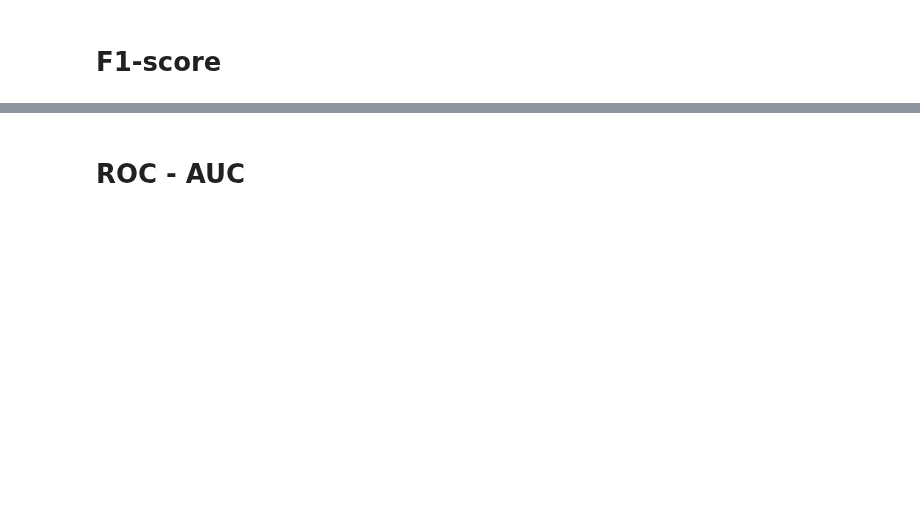
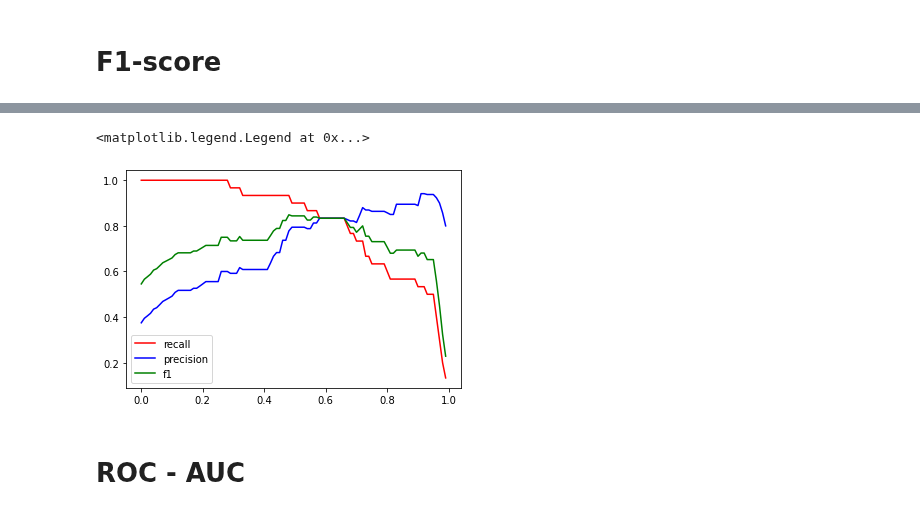
Before and after one commit to z-arabi/Machine-Learning, a Jupyter notebook: logistic_regression_3_performance_measurement.ipynb, the cells around one changed output, grey strips where cells are left out. Drawn from its saved outputs; the diff is of its cells as text; code cells hidden in the pictures; blank space fills up the shorter version.

```diff
--- a/logistic_regression_3_performance_measurement.ipynb
+++ b/logistic_regression_3_performance_measurement.ipynb
@@ -484,2 +608,31 @@ train f1-score: 0.8130081300813008
+# %%
+# we can change the threshold
+test_recalls = []
+test_precisions = []
+test_f1 = []
+
+for th in np.arange(0,1, 0.01):
+  h_train = clf.predict_proba(X_train)[:, 1] > th
+  h_test = clf.predict_proba(X_test)[:, 1] > th
+
+  test_recalls.append(recall_score(y_test,h_test))
+  test_precisions.append(precision_score(y_test,h_test))
+  test_f1.append(f1_score(y_test,h_test))
+
+  # print("test recall: ", recall_score(y_test,h_test))
+  # print("test precision: ", precision_score(y_test,h_test))
+
+  # print("train recall: ", recall_score(y_train,h_train))
+  # print("train precision: ", precision_score(y_train,h_train))
+
+plt.plot(np.arange(0,1, 0.01), test_recalls, 'r-', label="recall")
+plt.plot(np.arange(0,1, 0.01), test_precisions, 'b-', label="precision")
+plt.plot(np.arange(0,1, 0.01), test_f1, 'g-', label="f1")
+plt.legend()
+
+# f1 is harmonic average of precision and recall > we can find point that both of them are max > th=0.6 probably is good one
+# %% [output]
+<matplotlib.legend.Legend at 0x...>
+[figure, added]
 # %% [markdown]
 # ROC - AUC
```
Also changed, not shown: parts of 38 cells of this notebook.
